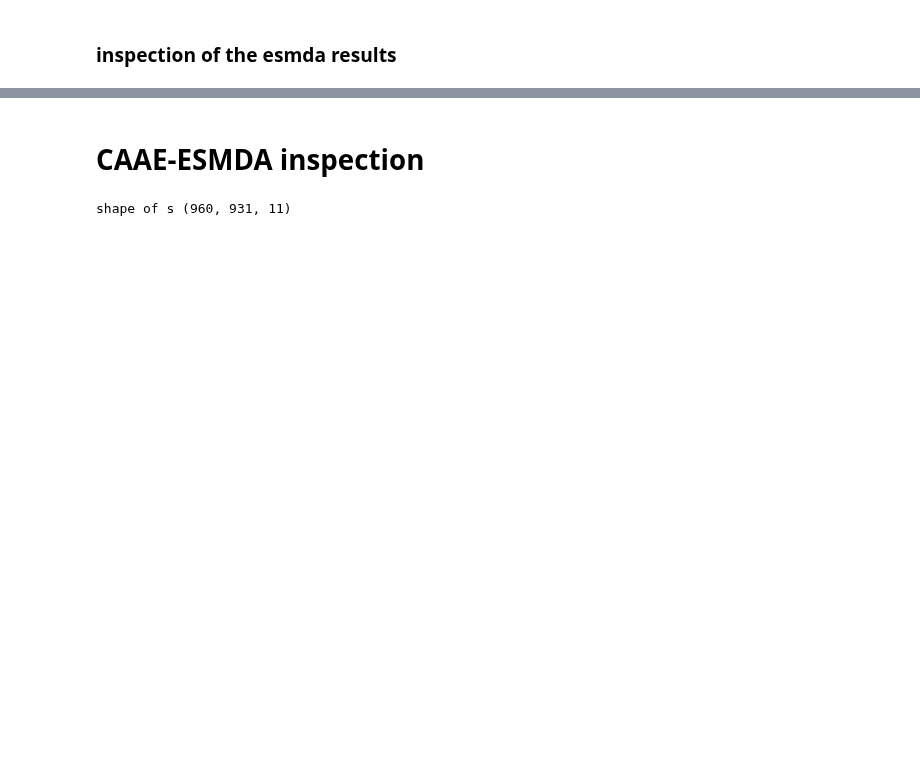
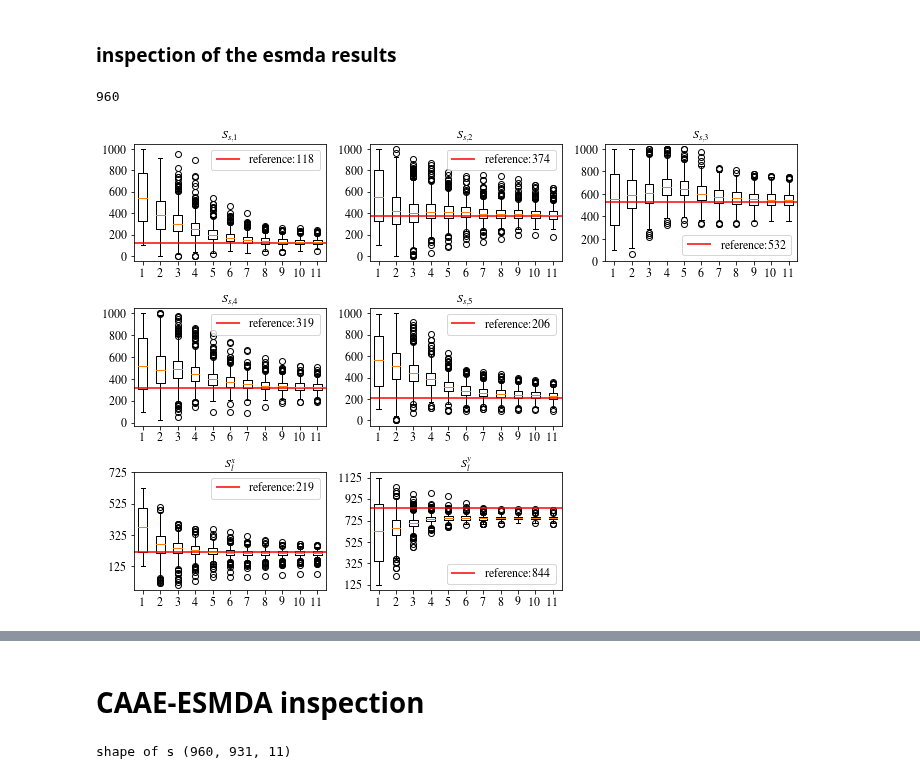
Before and after one commit to ZitongZhou/react_inverse, a Jupyter notebook: CAAE-DenseED-ESMDA/CAAE_DenseED_ESMDA.ipynb, the cells around one changed output, grey strips where cells are left out. Drawn from its saved outputs; the diff is of its cells as text; code cells hidden in the pictures; blank space fills up the shorter version.

```diff
--- a/CAAE-DenseED-ESMDA/CAAE_DenseED_ESMDA.ipynb
+++ b/CAAE-DenseED-ESMDA/CAAE_DenseED_ESMDA.ipynb
@@ -538,12 +554,9 @@ def plot_3d(data, title='', cut=None):
 # CAAE-DenseED-ESMDA
 # %% [markdown]
 ## load ground truth of release settings
-# %%
-## load the groudtruth of hk, real concentration profiles, real release location,
-## release strength rate
-with open('real_hk_data.pkl','rb') as file:
-    [real_hk, real_conc, real_source_loc, real_source_rate] = pkl.load(file)
 # %%
+## load the groudtruth of hk, real concentration profiles, real release location,
+## release strength rate
 ## set the observation locations
 y_obs = np.linspace(5, 35, num=4).astype('int')
 x_obs = np.linspace(20, 75, num=6).astype('int')
@@ -554,3 +567,7 @@ for i in range(len(y_obs)):
             sensor[j, int(y_obs[i]), int(x_obs[k])] = 1
 
 sensor = sensor>0
+
+# with open('/content/drive/MyDrive/react_inverse/ILUES/real_hk_data.pkl','rb') as file:
+with open('/content/drive/MyDrive/react_inverse/ILUES/set3_hk_data.pkl','rb') as file:
+    [real_hk, real_conc, real_source_loc, real_source_rate] = pkl.load(file)
@@ -748,10 +771,55 @@ RMSE ite_ 10  :  0.46955074184467727
 # %%
-with open("ESMDA-kd_source-"+str(Num_ens)+".pkl","wb") as f:
+with open("/content/drive/MyDrive/react_inverse/ESMDA/set2_ESMDA-kd_source-"+str(Num_ens)+".pkl","wb") as f:
     pkl.dump(s,f)
 
-with open("mean-err-"+str(Num_ens)+".pkl","wb") as f:
+with open("/content/drive/MyDrive/react_inverse/ESMDA/set2_mean-err-"+str(Num_ens)+".pkl","wb") as f:
     pkl.dump(mean_error,f)
 # %% [markdown]
 ### inspection of the esmda results
+# %%
+## plot the source parameter ensembles
+Num_ens = 960
+# # Num_ens = 480
+with open("/content/drive/MyDrive/react_inverse/ESMDA/set2_ESMDA-kd_source-"+str(Num_ens)+".pkl","rb") as f:
+    s = pkl.load(f)
+print(Num_ens)
+fig, axs = plt.subplots(3,3,figsize=(10,7))
+axs = axs.flat
+
+for i in range(5):
+    axs[i].boxplot(s[:,924+i,:])
+    axs[i].set_title(r'$S_{s,'+str(i+1)+'}$')
+    axs[i].hlines(real_source_rate[i],0.5,s[:,924+i,:].shape[1]+0.5,'r',
+                  label='reference:'+str(round(real_source_rate[i]))
+                  )
+    axs[i].set_yticks([int(_) for _ in np.arange(0, 1001, step=200)])
+    axs[i].legend()
+
+dx, dy = 2500/80, 1250/40
+axs[7].boxplot(s[:,929,:]*dx)
+axs[7].set_title(r'$S^y_l$')
+axs[7].hlines(real_source_loc[1]*dx,0.5, s[:,924+i,:].shape[1]+0.5,'r',
+              label='reference:'+str(round(real_source_loc[1]*dx))
+              )
+axs[7].legend()
+axs[7].set_yticks([125,325,525,725,925,1125])
+
+axs[6].boxplot(s[:,930,:]*dy)
+axs[6].set_title(r'$S^x_l$')
+axs[6].hlines(real_source_loc[2]*dy,0.5, s[:,924+i,:].shape[1]+0.5,'r',
+              label='reference:'+str(round(real_source_loc[2]*dy))
+              )
+axs[6].legend()
+axs[6].set_yticks([125,325,525,725])
+
+fig.delaxes(axs[5])
+fig.delaxes(axs[8])
+
+plt.tight_layout()
+# fig.savefig('/content/drive/MyDrive/react_inverse/ESMDA/0.pdf')
+fig.savefig('/content/drive/MyDrive/react_inverse/ESMDA/set2_boxplot-'+str(Num_ens)+'.pdf')
+# %% [output]
+960
+[figure, added]
 # %%
 Num_ens = 960
```
Also changed, not shown: parts of 20 cells of this notebook, 2 other files.
